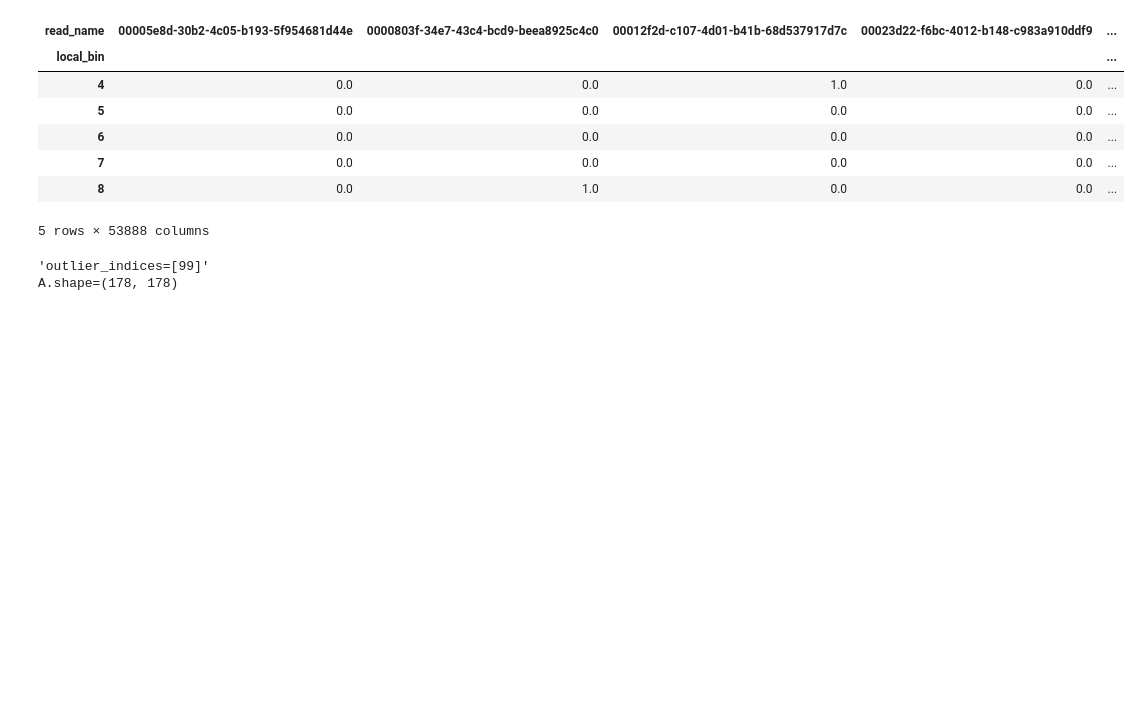
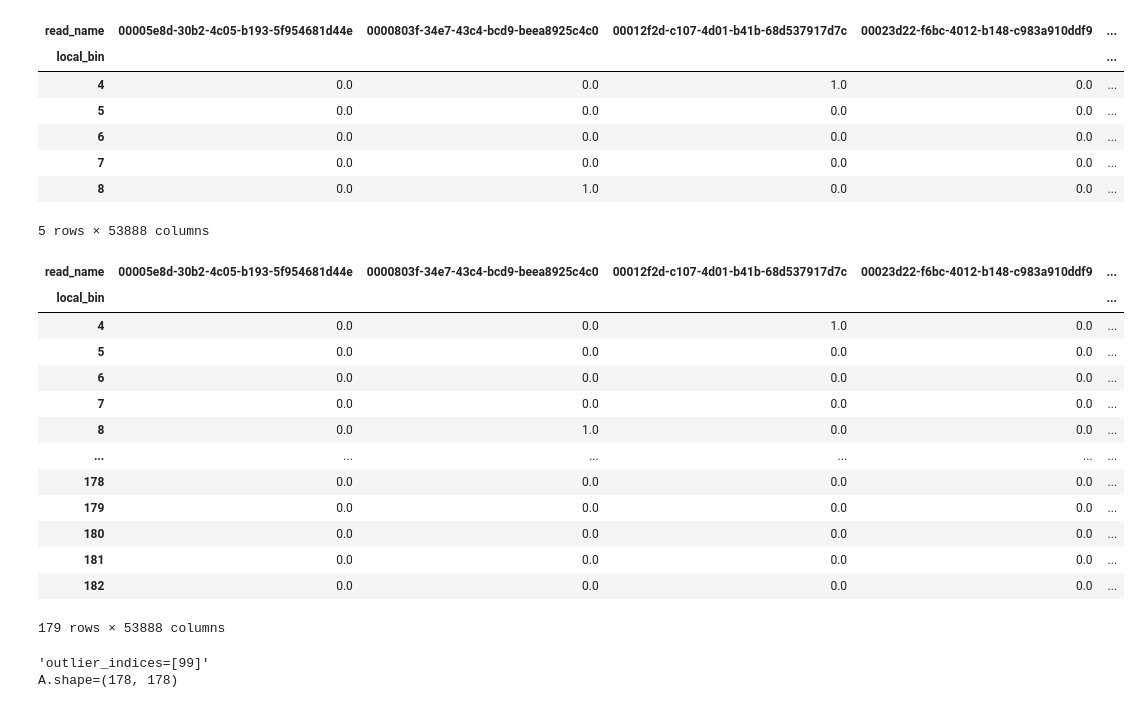
Before and after one commit to CooperStansbury/higher-order-single-cell, a Jupyter notebook: notebooks/core/chromosome2_core.ipynb, the cells around one changed output. Drawn from its saved outputs; the diff is of its cells as text; code cells hidden in the pictures; blank space fills up the shorter version.

```diff
--- a/notebooks/core/chromosome2_core.ipynb
+++ b/notebooks/core/chromosome2_core.ipynb
@@ -95,6 +365,23 @@ Unique: H.shape=(179, 53888)
 | 7 | 0.0 | 0.0 | 0.0 | 0.0 | ... |
 | 8 | 0.0 | 1.0 | 0.0 | 0.0 | ... |
 5 rows × 53888 columns
+# %%
+H
+# %% [output]
+| read_name | 00005e8d-30b2-4c05-b193-5f954681d44e | 0000803f-34e7-43c4-bcd9-beea8925c4c0 | 00012f2d-c107-4d01-b41b-68d537917d7c | 00023d22-f6bc-4012-b148-c983a910ddf9 | ... |
+| local_bin |  |  |  |  | ... |
+| 4 | 0.0 | 0.0 | 1.0 | 0.0 | ... |
+| 5 | 0.0 | 0.0 | 0.0 | 0.0 | ... |
+| 6 | 0.0 | 0.0 | 0.0 | 0.0 | ... |
+| 7 | 0.0 | 0.0 | 0.0 | 0.0 | ... |
+| 8 | 0.0 | 1.0 | 0.0 | 0.0 | ... |
+| ... | ... | ... | ... | ... | ... |
+| 178 | 0.0 | 0.0 | 0.0 | 0.0 | ... |
+| 179 | 0.0 | 0.0 | 0.0 | 0.0 | ... |
+| 180 | 0.0 | 0.0 | 0.0 | 0.0 | ... |
+| 181 | 0.0 | 0.0 | 0.0 | 0.0 | ... |
+| 182 | 0.0 | 0.0 | 0.0 | 0.0 | ... |
+179 rows × 53888 columns
 # %%
 A = matrix.clique_expand_incidence(H, zero_diag=False)
 A = A.sort_index(axis=1)
```
Also changed, not shown: parts of 19 cells of this notebook, 3 other files.
